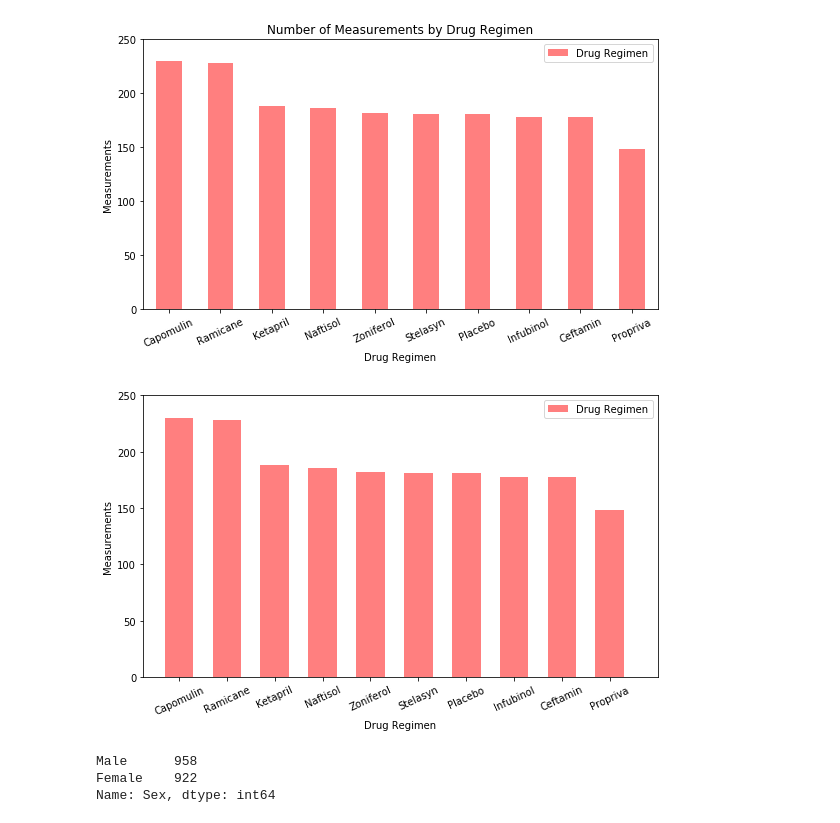
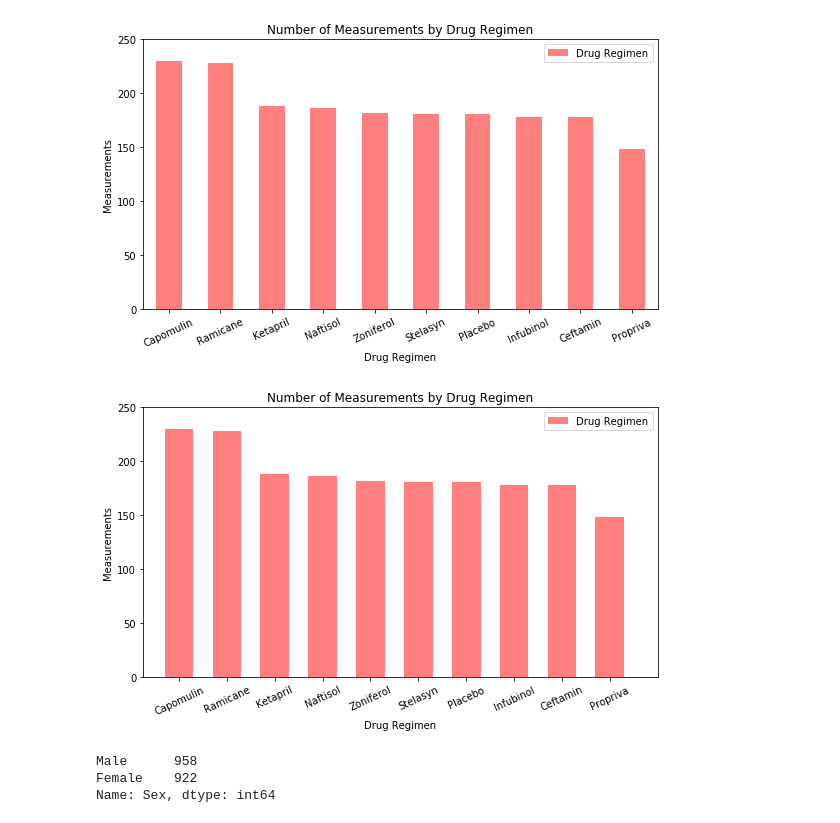
Before and after one commit to vandrade88/matplotlib-challenge, a Jupyter notebook: Pymaceuticals/pymaceuticals_starter.ipynb, the cells around one changed output. Drawn from its saved outputs; the diff is of its cells as text; code cells hidden in the pictures.

```diff
--- a/Pymaceuticals/pymaceuticals_starter.ipynb
+++ b/Pymaceuticals/pymaceuticals_starter.ipynb
@@ -184,24 +184,23 @@ plt.show()
 # %%
 # Generate a bar plot showing the total number of measurements taken on each drug regimen using pyplot.
 
 x_axis = data.index
 y_axis = data.values
 plt.figure(figsize=(8,5))
-tick_locations = [value for value in x_axis]
 
 plt.bar(x_axis, y_axis, width = 0.6, color='red', alpha=0.5, label='Drug Regimen')
 
-#plt.title('Number of Measurements by Drug Regimen')
+plt.title('Number of Measurements by Drug Regimen')
 plt.xticks(rotation = 25)
 plt.xlabel('Drug Regimen')
 plt.ylabel('Measurements')
 plt.xlim(-0.75, len(data))
 plt.ylim(0, max(data.values)+20)
 plt.legend(loc="best")
 plt.tight_layout()
 plt.show()
 # %% [output]
-[figure, old version]
+[figure, new version]
 # %%
 data2 = df['Sex'].value_counts()
 data2
```
Also changed, not shown: parts of 2 cells of this notebook.
